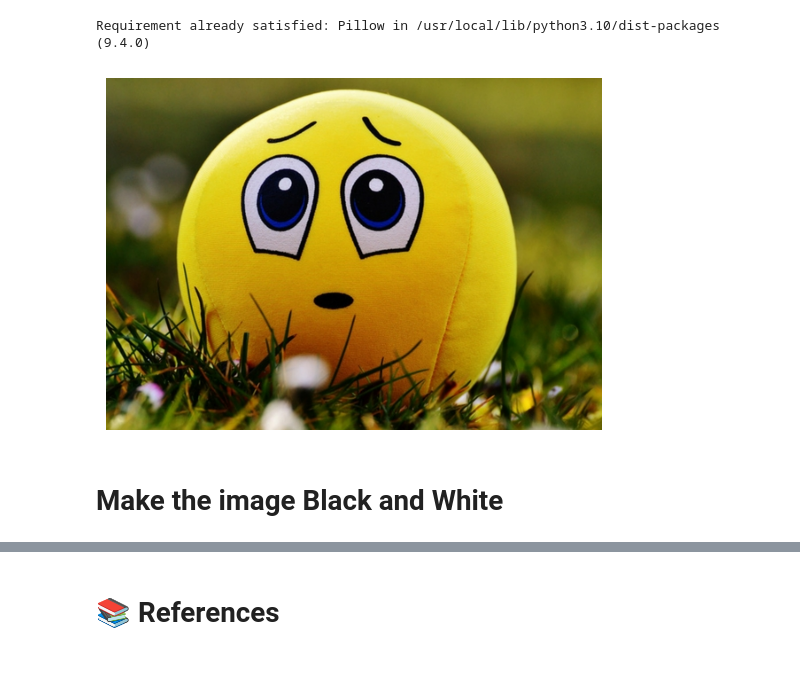
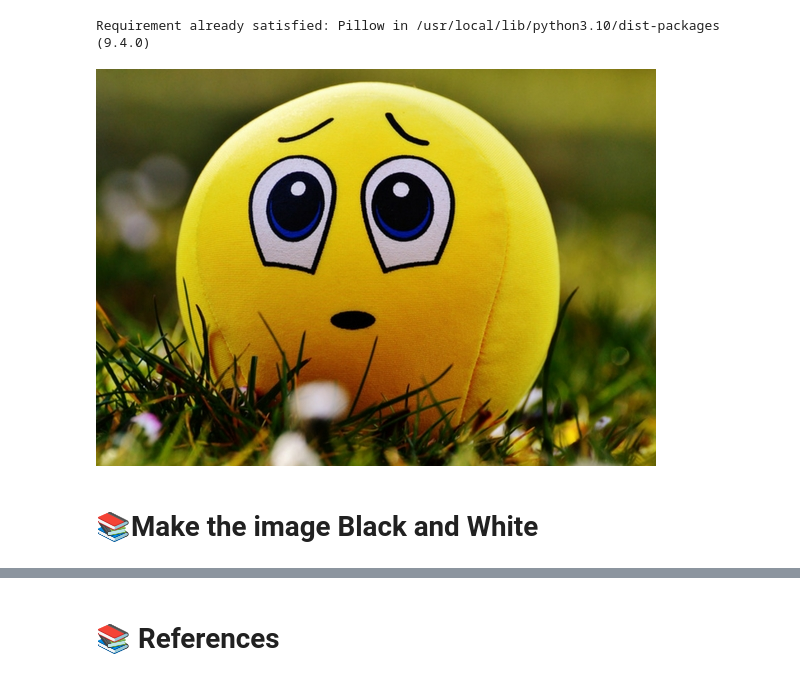
Before and after one commit to dr-mushtaq/Projects, a Jupyter notebook: Convert_Color_Image_to_Sketchipynb.ipynb, the cells around one changed output, grey strips where cells are left out. Saved outputs shown, nothing was run; the diff lists cells and outputs as text; code cells hidden in the pictures.

```diff
--- a/Convert_Color_Image_to_Sketchipynb.ipynb
+++ b/Convert_Color_Image_to_Sketchipynb.ipynb
@@ -24,34 +26,15 @@ Requirement already satisfied: pillow<10.1.0,>=8.3.2 in /usr/local/lib/python3.1
 !pip install Pillow
 # %% [output]
 Requirement already satisfied: Pillow in /usr/local/lib/python3.10/dist-packages (9.4.0)
-# %%
-import requests
-from PIL import Image
-import io
-import matplotlib.pyplot as plt
-
-# URL of the image on GitHub
-url = "https://raw.githubusercontent.com/hussain0048/Projects-/master/emo.jfif"
-
-try:
-    # Download the image using requests
-    response = requests.get(url)
-    response.raise_for_status()  # Raise an exception for HTTP errors
-
-    # Check Content-Type header
-    content_type = response.headers.get('Content-Type')
-    if content_type != 'image/jpeg':
-        raise ValueError('The URL does not point to a JPEG image.')
-
-    # Open the image using PIL
-    image = Image.open(io.BytesIO(response.content))
-
-    # Display the image
-    plt.imshow(image)
-    plt.axis('off')
-    plt.show()
-
-except Exception as e:
-    print("Error:", e)
-# %% [output]
-[figure, removed]
+# %%
+%matplotlib inline
+import imageio
+import requests
+import matplotlib.pyplot as plt
+import IPython.display as dp
+
+#Display the image from the web using an URI.
+img="https://raw.githubusercontent.com/hussain0048/Projects-/master/emo.jfif"
+dp.Image(requests.get(img).content)
+# %% [output]
+[figure, added]
@@ -58,2 +45,2 @@ except Exception as e:
 # %% [markdown]
-# **Make the image Black and White**
+#  📚**Make the image Black and White**
```
Also changed, not shown: parts of 10 cells of this notebook.
